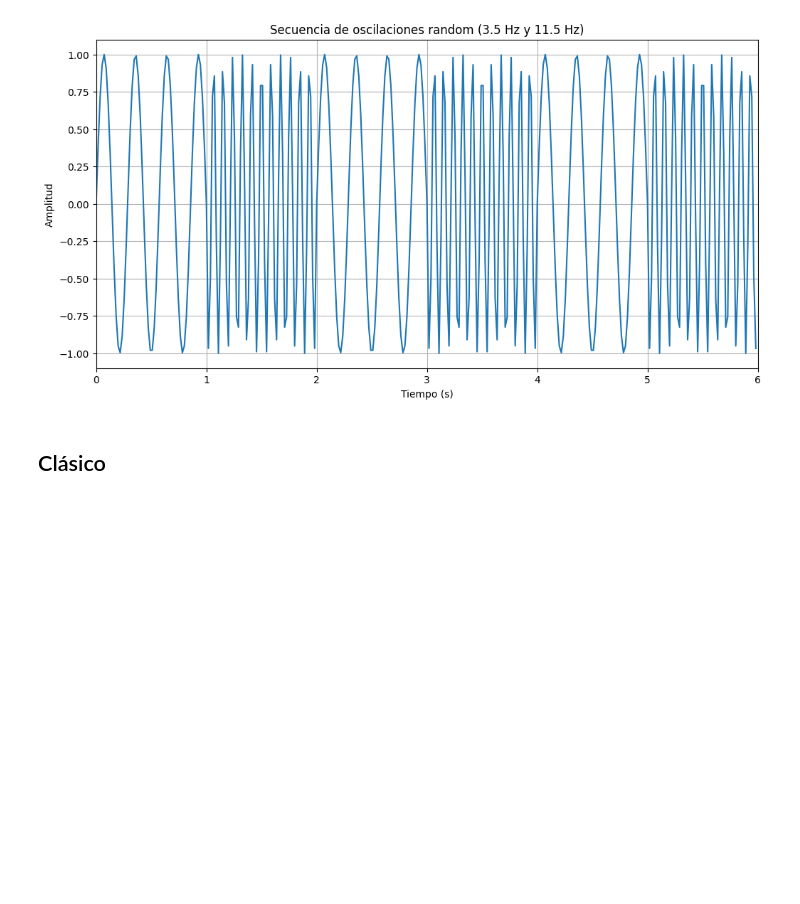
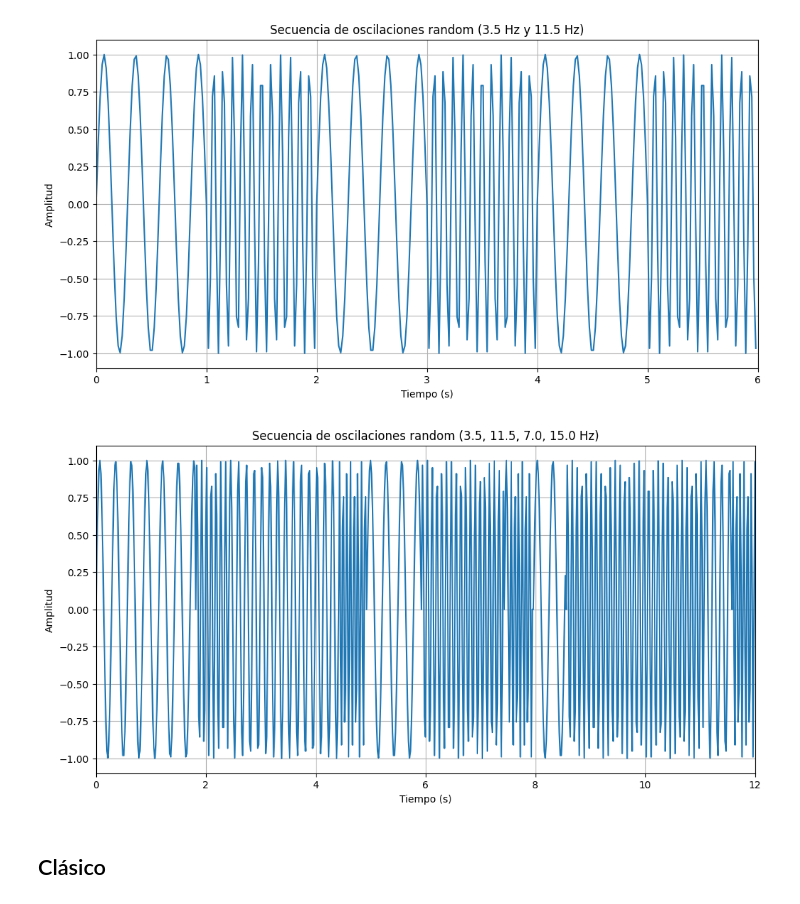
Before and after one commit to manuuuv/TFG, a Jupyter notebook: Quantum_RC.ipynb, the cells around one changed output. Drawn from its saved outputs; the diff is of its cells as text; code cells hidden in the pictures; blank space fills up the shorter version.

```diff
--- a/Quantum_RC.ipynb
+++ b/Quantum_RC.ipynb
@@ -47,6 +48,49 @@ plt.grid()
 plt.show()
 # %% [output]
 [figure]
+# %%
+# Parámetros
+fs = 55            # Frecuencia de muestreo en Hz
+t_total = 12        # Duración total en segundos
+frecuencias = [3.5, 11.5, 7.0, 15.0]  # Cuatro frecuencias en Hz
+duracion_segmento = [1.8, 0.6, 2, 0.5, 1, 1.5, 0.1, 0.4, 0.6, 2.5, 0.5, 0.5]  # Duración de cada segmento en segundos
+num_repeticiones = len(duracion_segmento) # Número total de segmentos
+
+# Inicializamos la secuencia final como una lista
+secuencia2 = []
+amplitud = 1
+
+# Llenar la secuencia con oscilaciones alternando
+for i in range(num_repeticiones):
+    # Calcular el tiempo para el segmento actual
+    tiempo_segmento = np.arange(0, duracion_segmento[i], 1/fs)
+
+    # Calcular la frecuencia basada en el índice del segmento
+    frecuencia_actual = frecuencias[i % len(frecuencias)]
+
+    # Generar la oscilación según la frecuencia correspondiente
+    oscilacion = amplitud * np.sin(2 * np.pi * frecuencia_actual * tiempo_segmento)
+
+    secuencia2.extend(oscilacion)  # Añadir el segmento a la secuencia
+
+# Convertir la secuencia a un arreglo numpy para facilitar su manejo
+secuencia2 = np.array(secuencia2)
+
+# Crear el tiempo correspondiente a la secuencia
+t = np.arange(0, len(secuencia2)/fs , 1/fs)
+t = t[:-1]
+
+# Graficar la señal
+plt.figure(figsize=(12, 6))
+plt.plot(t, secuencia2)
+plt.title('Secuencia de oscilaciones random (3.5, 11.5, 7.0, 15.0 Hz)')
+plt.xlabel('Tiempo (s)')
+plt.ylabel('Amplitud')
+plt.xlim(0, t_total)
+plt.grid()
+plt.show()
+# %% [output]
+[figure, added]
 # %% [markdown]
 ## Clásico
 # %%
```
Also changed, not shown: parts of 42 cells of this notebook, 1 other file.
